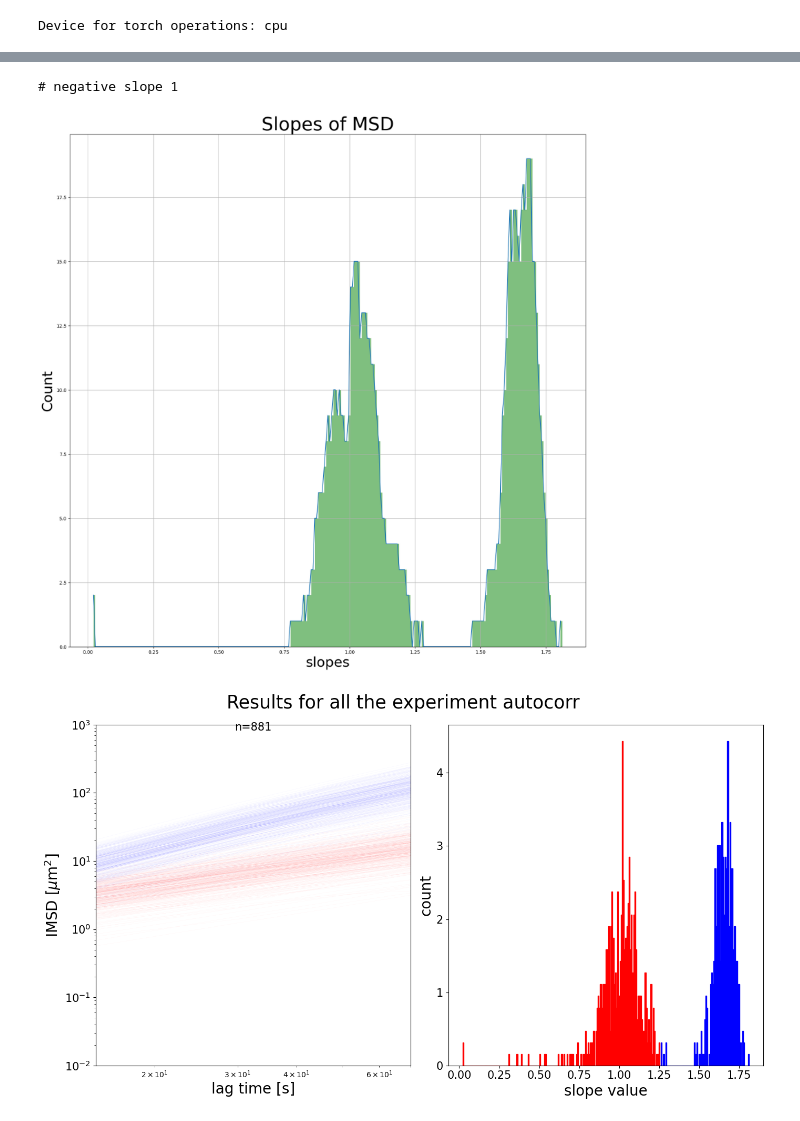
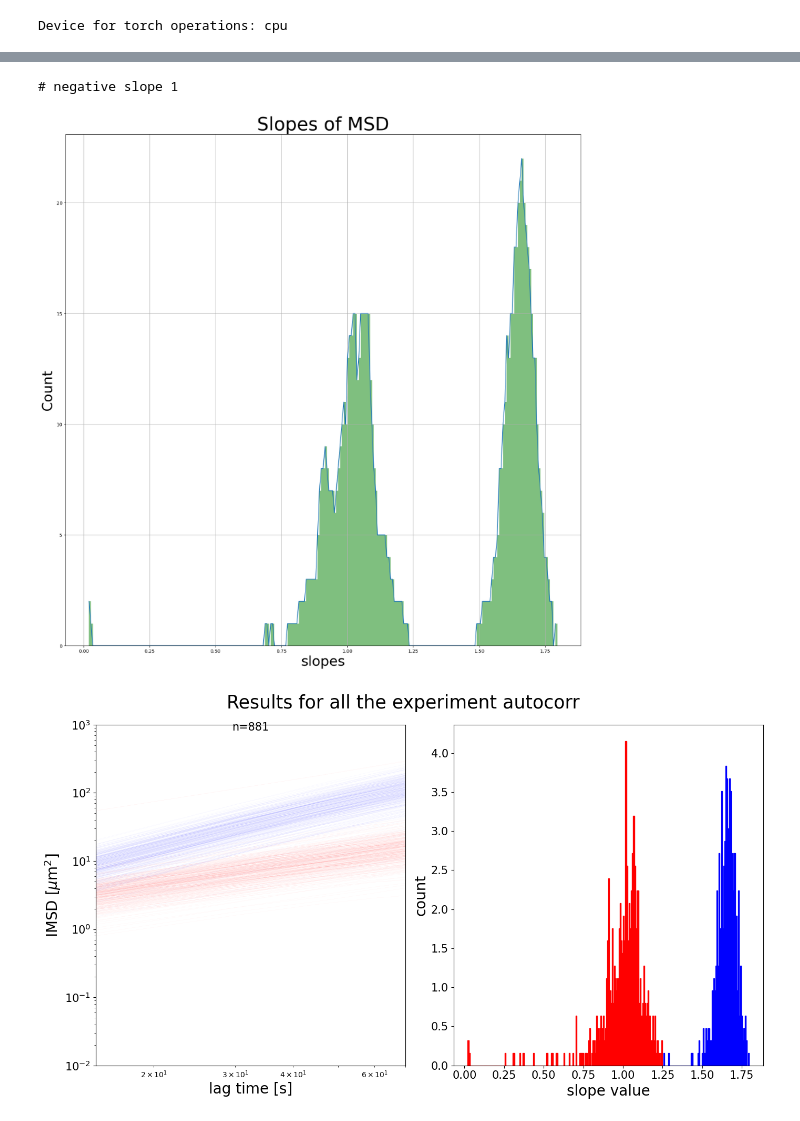
Before and after one commit to Alex-code-lab/particle_model, a Jupyter notebook: Modèle_Simu_particules.ipynb, the cells around one changed output, grey strips where cells are left out. Drawn from its saved outputs; the diff is of its cells as text; code cells hidden in the pictures.

Commit message:
2024_03_28_traj_ok

```diff
--- a/Modèle_Simu_particules.ipynb
+++ b/Modèle_Simu_particules.ipynb
@@ -462,15 +464,15 @@ data_frame.groupby('particle')
 <pandas.core.groupby.generic.DataFrameGroupBy object at 0x...>
 # %%
-# Calculer les différences de position
-data_frame['dx'] = data_frame.groupby('particle')['x'].diff()
-data_frame['dy'] = data_frame.groupby('particle')['y'].diff()
+# # Calculer les différences de position
+# data_frame['dx'] = data_frame.groupby('particle')['x'].diff().fillna(0)
+# data_frame['dy'] = data_frame.groupby('particle')['y'].diff().fillna(0)
 
-# Calculer la distance parcourue à chaque pas de temps
-data_frame['distance'] = (data_frame['dx']**2 + data_frame['dy']**2).pow(0.5)
+# # Calculer la distance parcourue à chaque pas de temps
+# data_frame['distance'] = (data_frame['dx']**2 + data_frame['dy']**2).pow(0.5)
 
-# Calculer la vitesse pour chaque pas de temps
-data_frame['vitesse'] = data_frame['distance'] / DELTA_T
+# # Calculer la vitesse pour chaque pas de temps
+# data_frame['vitesse'] = data_frame['distance'] / DELTA_T
 
-# Calculer la vitesse moyenne pour chaque particule
-vitesse_moyenne = data_frame.groupby('particle')['vitesse'].mean()
+# # Calculer la vitesse moyenne pour chaque particule
+# vitesse_moyenne = data_frame.groupby('particle')['vitesse'].mean()
 # %%
@@ -509,0 +537,15 @@ IMSD = tp.imsd(data_frame, mpp = 0.637, fps = 1/15)
+# %%
+df_adjusted.drop(['adjusted_x', 'adjusted_y', 'adjusted_dx', 'adjusted_dy'], axis=1, inplace=True)
+# %%
+# Calculer les différences de position
+df_adjusted['dx'] = df_adjusted.groupby('particle')['x'].diff().fillna(0)
+df_adjusted['dy'] = df_adjusted.groupby('particle')['y'].diff().fillna(0)
+
+# Calculer la distance parcourue à chaque pas de temps
+df_adjusted['distance'] = (df_adjusted['dx']**2 + df_adjusted['dy']**2).pow(0.5)
+
+# Calculer la vitesse pour chaque pas de temps
+df_adjusted['vitesse'] = df_adjusted['distance'] / DELTA_T
+
+# Calculer la vitesse moyenne pour chaque particule
+vitesse_moyenne = df_adjusted.groupby('particle')['vitesse'].mean()
@@ -652,27 +661,27 @@ from scipy.signal import find_peaks
 # %%
 # %% [traj clustering with fit and defining a cutoff]
 LAG_TIME_FIT = 5
 # plot parameters
 IMG_TYPE = 'jpg'
 ALPHA = 0.5
 LINEWIDTH = 0.1
 COLOR_SUP = 'blue'
 COLOR_INF = 'red'
 color_sup_inf = (COLOR_SUP, COLOR_INF)
 # Compute et plot the director factor of the imsd
 
 COEF_INF, COEF_SUP, PART_COEF_INF, PART_COEF_SUP, CUTOFF =\
-   lib.traj_clustering_with_fit_cutoff(data_frame, imsd=IMSD, hist=True,
+   lib.traj_clustering_with_fit_cutoff(df_adjusted, imsd=IMSD, hist=True,
                                         lag_time_fit=LAG_TIME_FIT,
                                         micronperpixel=0.637,
                                         fps=1/15, binsize=250,
                                         peak_height=50, peak_width=1,
                                         save=False, pathway_fig=None,
                                         name='all the experiment autocorr', img_type="jpg",
                                         plot=True, color_sup_inf=color_sup_inf,
                                         cutoff_default=1.25
                                         )
 # %% [output]
 # negative slope 1
-[figure, old version]
+[figure, new version]
-[figure, old version]
+[figure, new version]
```
Also changed, not shown: parts of 16 cells of this notebook.
